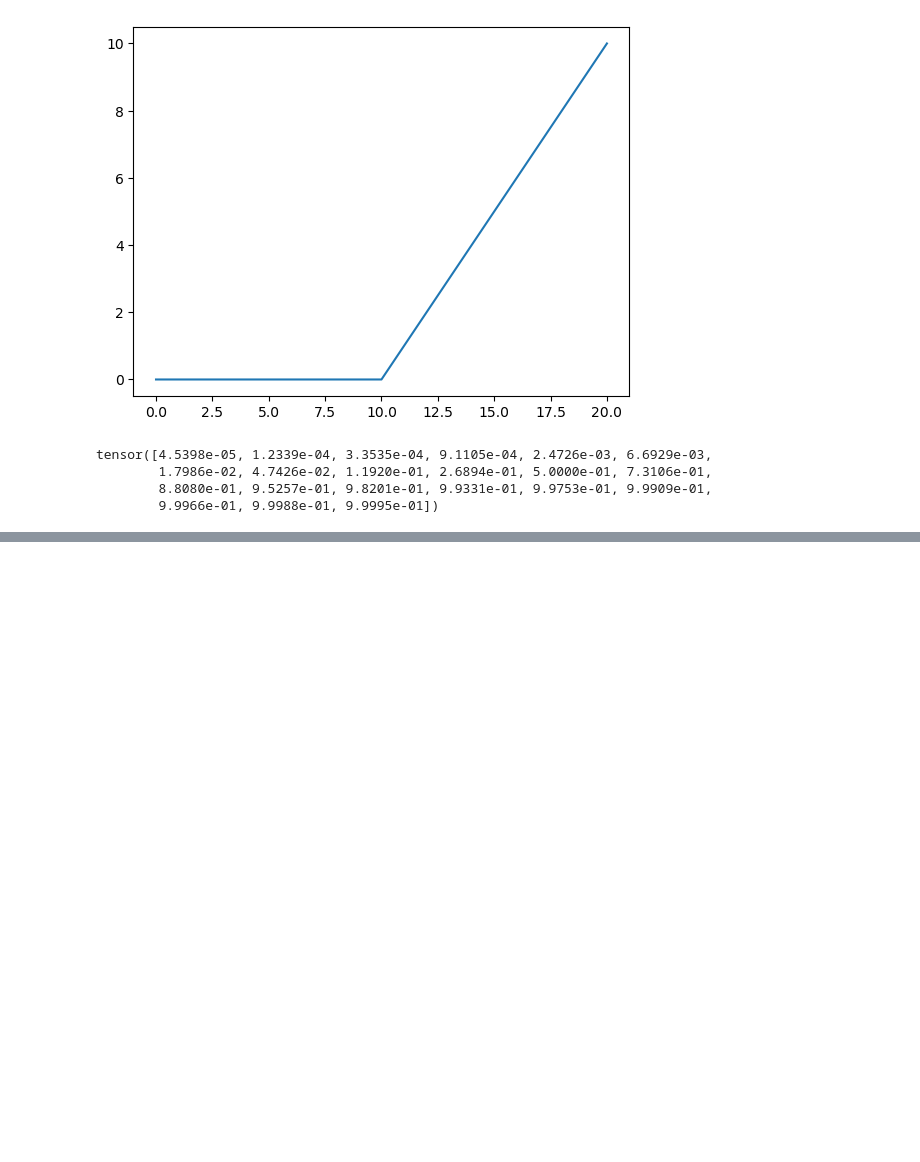
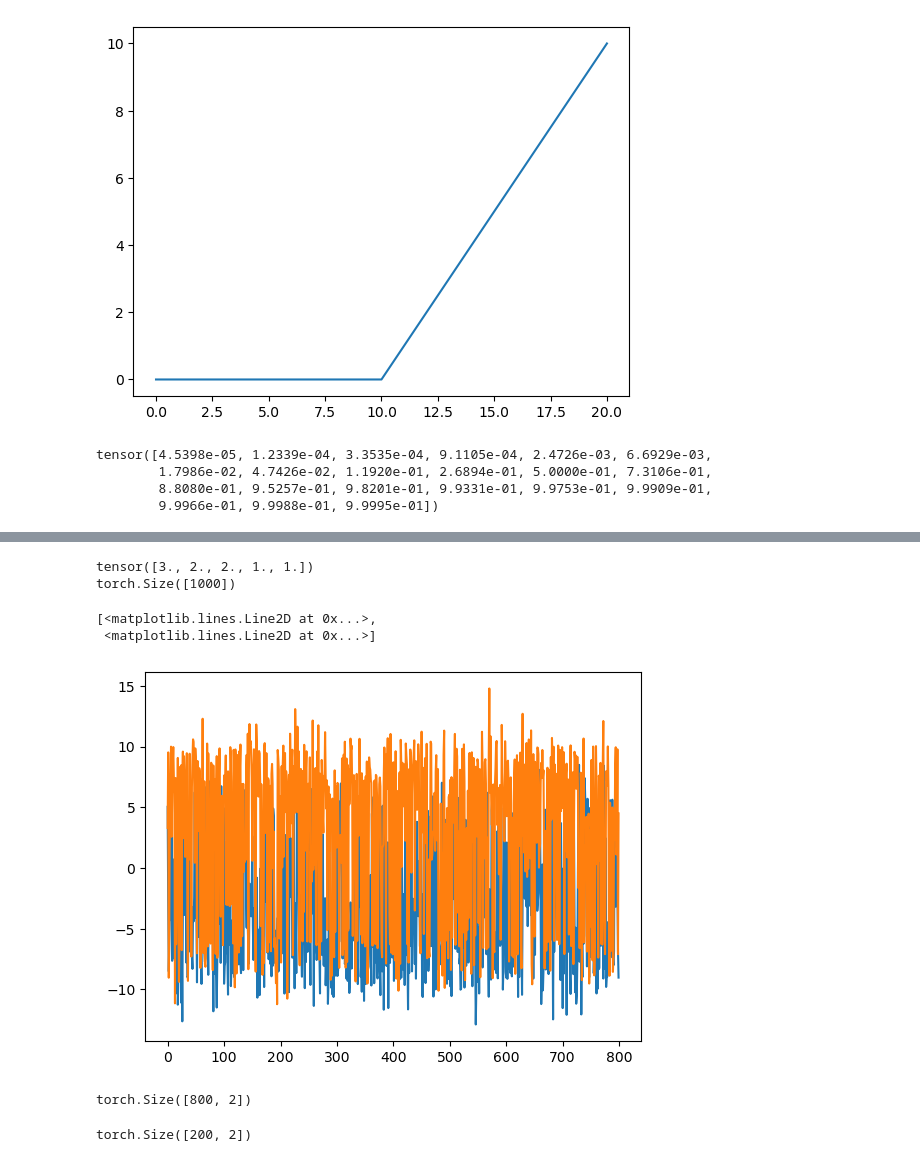
Before and after one commit to Darshan2082002/Python-Project-for-my-understanding, a Jupyter notebook: Pytorch File/Chapter_2.ipynb, the cells around one changed output, grey strips where cells are left out. Drawn from its saved outputs; the diff is of its cells as text; code cells hidden in the pictures; blank space fills up the shorter version.

```diff
--- a/Pytorch File/Chapter_2.ipynb
+++ b/Pytorch File/Chapter_2.ipynb
@@ -681,0 +718,23 @@ plt.plot
+# %%
+print(y_blob[:5])
+print(y_blob.shape)
+# %% [output]
+tensor([3., 2., 2., 1., 1.])
+torch.Size([1000])
+# %%
+#split the data into train and test
+x_blob_train, y_blob_train,x_blob_test, y_blob_test=train_test_split(x_blob,y_blob,test_size=0.2,random_state=42)
+# %%
+plt.plot(x_blob_train)
+# %% [output]
+[<matplotlib.lines.Line2D at 0x...>,
+ <matplotlib.lines.Line2D at 0x...>]
+[figure, added]
+# %%
+print(x_blob_train.shape )
+# %% [output]
+torch.Size([800, 2])
+# %%
+print(y_blob_train.shape)
+# %% [output]
+torch.Size([200, 2])
```
Also changed, not shown: parts of 18 cells of this notebook, 2 other files.
